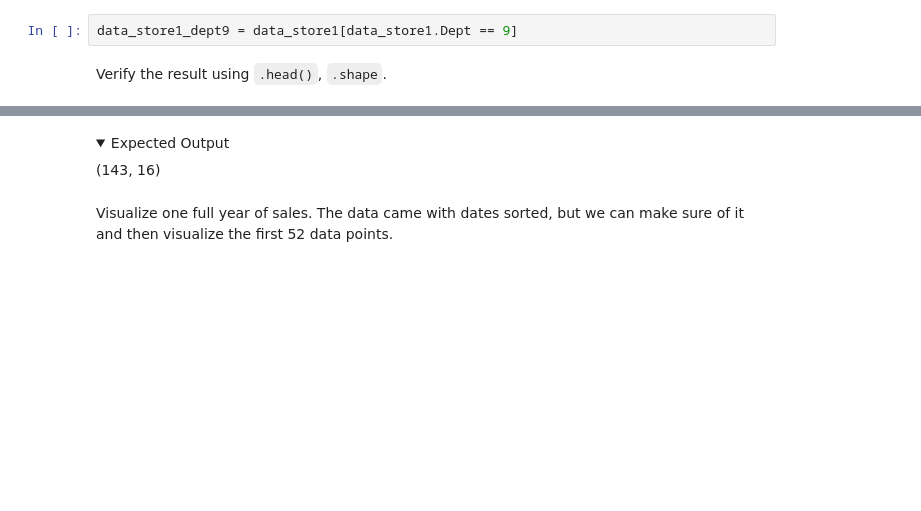
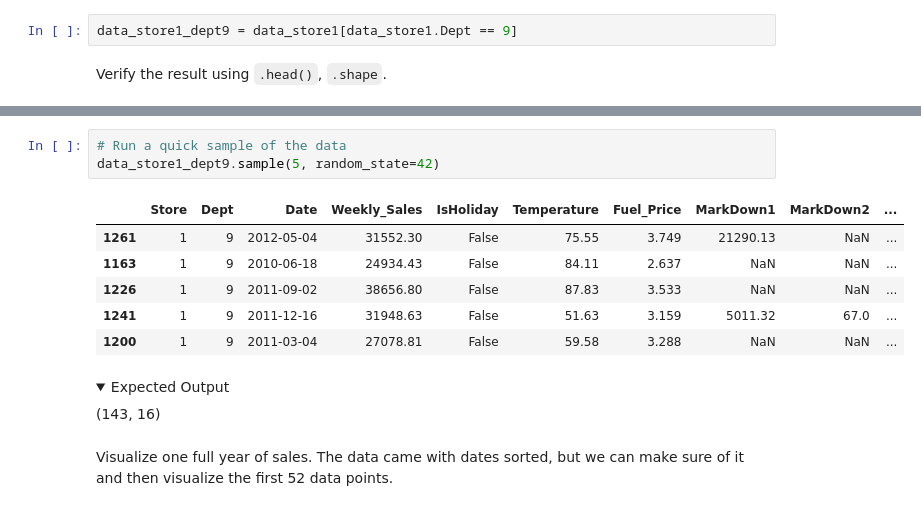
Before and after one commit to curtpond/MLE-10, a Jupyter notebook: assignments/week-04-data-eng-airflow/nb/walmart-sales-data.ipynb, the cells around one changed output, grey strips where cells are left out. Saved outputs shown, nothing was run; the diff lists cells and outputs as text; folded sections open; blank space fills up the shorter version.

```diff
--- a/assignments/week-04-data-eng-airflow/nb/walmart-sales-data.ipynb
+++ b/assignments/week-04-data-eng-airflow/nb/walmart-sales-data.ipynb
@@ -149,4 +155,14 @@ data_store1_dept9.shape
 (143, 16)
+# %%
+# Run a quick sample of the data
+data_store1_dept9.sample(5, random_state=42)
+# %% [output]
+|  | Store | Dept | Date | Weekly_Sales | IsHoliday | Temperature | Fuel_Price | MarkDown1 | MarkDown2 | ... |
+| 1261 | 1 | 9 | 2012-05-04 | 31552.30 | False | 75.55 | 3.749 | 21290.13 | NaN | ... |
+| 1163 | 1 | 9 | 2010-06-18 | 24934.43 | False | 84.11 | 2.637 | NaN | NaN | ... |
+| 1226 | 1 | 9 | 2011-09-02 | 38656.80 | False | 87.83 | 3.533 | NaN | NaN | ... |
+| 1241 | 1 | 9 | 2011-12-16 | 31948.63 | False | 51.63 | 3.159 | 5011.32 | 67.0 | ... |
+| 1200 | 1 | 9 | 2011-03-04 | 27078.81 | False | 59.58 | 3.288 | NaN | NaN | ... |
 # %% [markdown]
 <details>
 <summary>Expected Output</summary>
```
Also changed, not shown: parts of 7 cells of this notebook.
